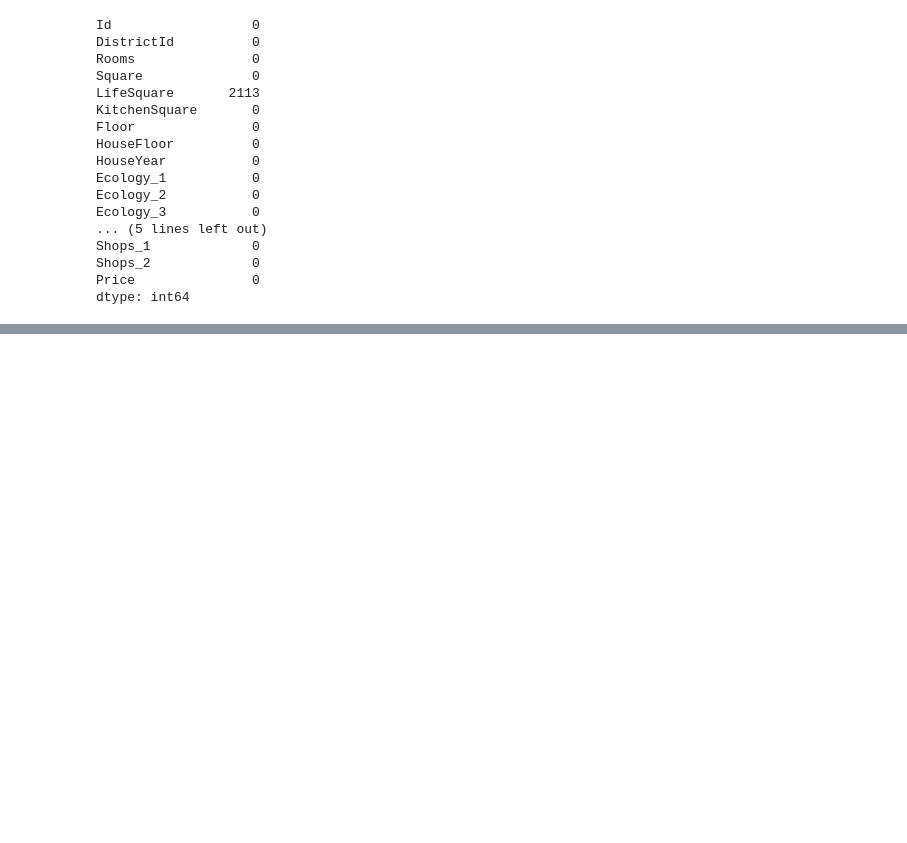
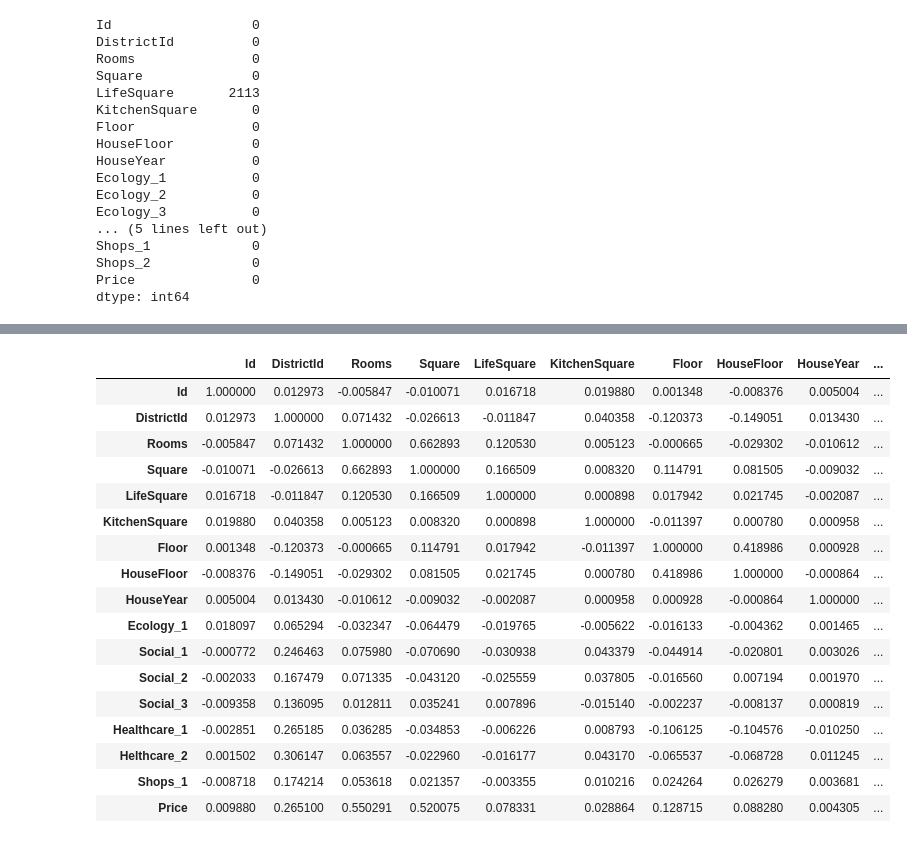
Before and after one commit to Christina-Y1/Geekbrains_Courseworks, a Jupyter notebook: Python for Data Science/Christina.Yarochkina_solution.ipynb, the cells around one changed output, grey strips where cells are left out. Drawn from its saved outputs; the diff is of its cells as text; code cells hidden in the pictures; blank space fills up the shorter version.

```diff
--- a/Python for Data Science/Christina.Yarochkina_solution.ipynb
+++ b/Python for Data Science/Christina.Yarochkina_solution.ipynb
@@ -133,0 +251,21 @@ dtype: int64
+# %%
+df.corr()
+# %% [output]
+|  | Id | DistrictId | Rooms | Square | LifeSquare | KitchenSquare | Floor | HouseFloor | HouseYear | ... |
+| Id | 1.000000 | 0.012973 | -0.005847 | -0.010071 | 0.016718 | 0.019880 | 0.001348 | -0.008376 | 0.005004 | ... |
+| DistrictId | 0.012973 | 1.000000 | 0.071432 | -0.026613 | -0.011847 | 0.040358 | -0.120373 | -0.149051 | 0.013430 | ... |
+| Rooms | -0.005847 | 0.071432 | 1.000000 | 0.662893 | 0.120530 | 0.005123 | -0.000665 | -0.029302 | -0.010612 | ... |
+| Square | -0.010071 | -0.026613 | 0.662893 | 1.000000 | 0.166509 | 0.008320 | 0.114791 | 0.081505 | -0.009032 | ... |
+| LifeSquare | 0.016718 | -0.011847 | 0.120530 | 0.166509 | 1.000000 | 0.000898 | 0.017942 | 0.021745 | -0.002087 | ... |
+| KitchenSquare | 0.019880 | 0.040358 | 0.005123 | 0.008320 | 0.000898 | 1.000000 | -0.011397 | 0.000780 | 0.000958 | ... |
+| Floor | 0.001348 | -0.120373 | -0.000665 | 0.114791 | 0.017942 | -0.011397 | 1.000000 | 0.418986 | 0.000928 | ... |
+| HouseFloor | -0.008376 | -0.149051 | -0.029302 | 0.081505 | 0.021745 | 0.000780 | 0.418986 | 1.000000 | -0.000864 | ... |
+| HouseYear | 0.005004 | 0.013430 | -0.010612 | -0.009032 | -0.002087 | 0.000958 | 0.000928 | -0.000864 | 1.000000 | ... |
+| Ecology_1 | 0.018097 | 0.065294 | -0.032347 | -0.064479 | -0.019765 | -0.005622 | -0.016133 | -0.004362 | 0.001465 | ... |
+| Social_1 | -0.000772 | 0.246463 | 0.075980 | -0.070690 | -0.030938 | 0.043379 | -0.044914 | -0.020801 | 0.003026 | ... |
+| Social_2 | -0.002033 | 0.167479 | 0.071335 | -0.043120 | -0.025559 | 0.037805 | -0.016560 | 0.007194 | 0.001970 | ... |
+| Social_3 | -0.009358 | 0.136095 | 0.012811 | 0.035241 | 0.007896 | -0.015140 | -0.002237 | -0.008137 | 0.000819 | ... |
+| Healthcare_1 | -0.002851 | 0.265185 | 0.036285 | -0.034853 | -0.006226 | 0.008793 | -0.106125 | -0.104576 | -0.010250 | ... |
+| Helthcare_2 | 0.001502 | 0.306147 | 0.063557 | -0.022960 | -0.016177 | 0.043170 | -0.065537 | -0.068728 | 0.011245 | ... |
+| Shops_1 | -0.008718 | 0.174214 | 0.053618 | 0.021357 | -0.003355 | 0.010216 | 0.024264 | 0.026279 | 0.003681 | ... |
+| Price | 0.009880 | 0.265100 | 0.550291 | 0.520075 | 0.078331 | 0.028864 | 0.128715 | 0.088280 | 0.004305 | ... |
```
Also changed, not shown: parts of 10 cells of this notebook.
